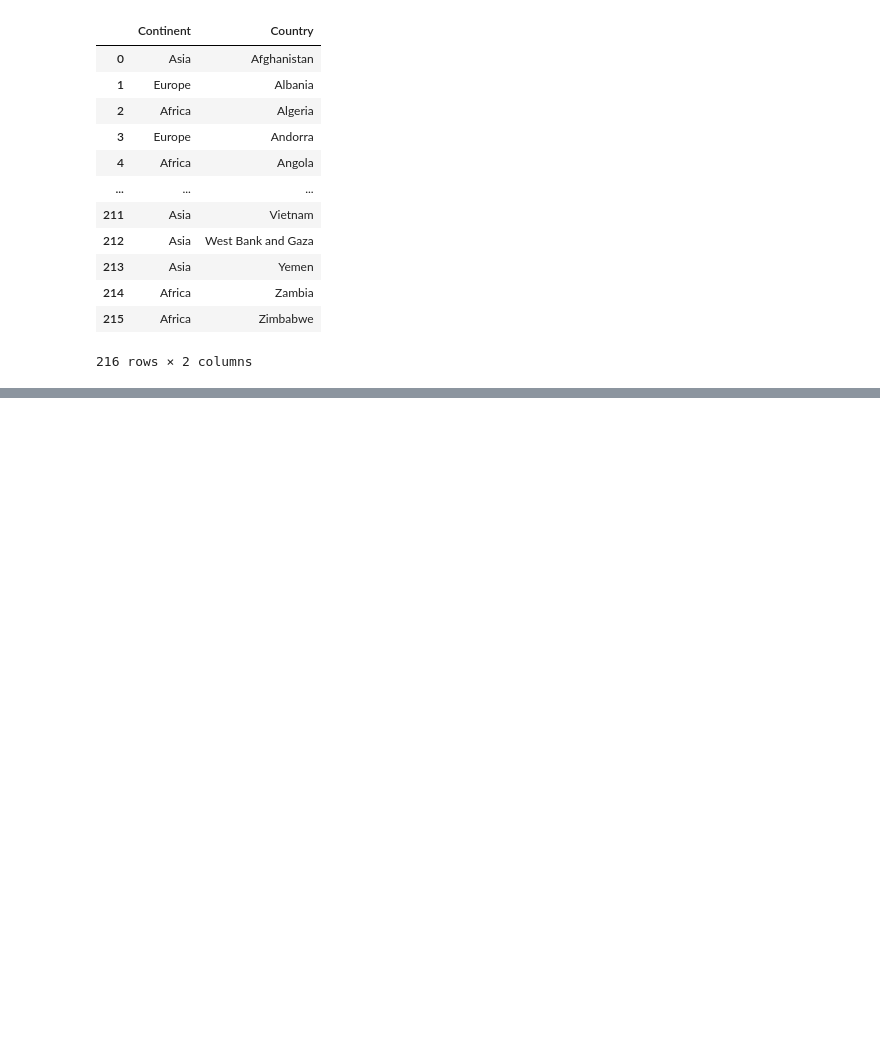
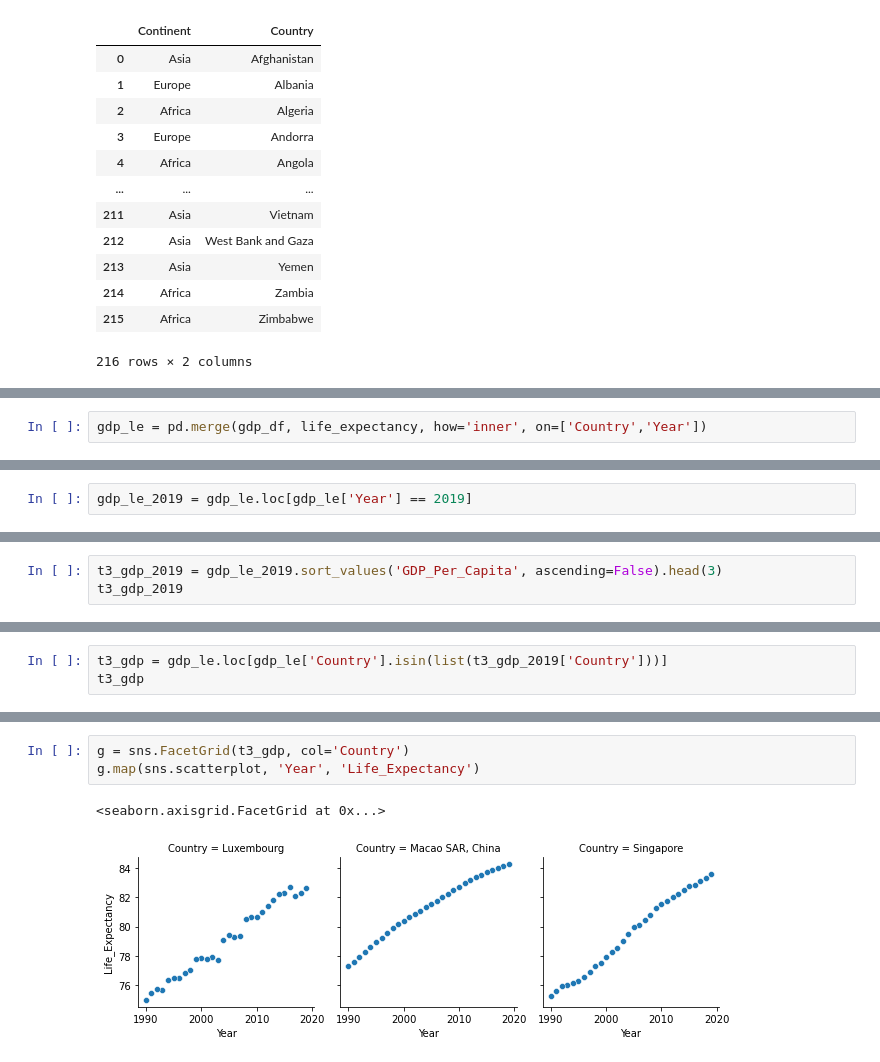
Before and after one commit to nss-data-science-cohort-6/un_data_question-Garrett-Holland, a Jupyter notebook: notebook/UN_Data_Exploration.ipynb, the cells around one changed output, grey strips where cells are left out. Saved outputs shown, nothing was run; the diff lists cells and outputs as text; blank space fills up the shorter version.

```diff
--- a/notebook/UN_Data_Exploration.ipynb
+++ b/notebook/UN_Data_Exploration.ipynb
@@ -265,0 +374,2 @@ continents
+# %%
+gdp_le = pd.merge(gdp_df, life_expectancy, how='inner', on=['Country','Year'])
@@ -265,0 +394,2 @@ continents
+# %%
+gdp_le_2019 = gdp_le.loc[gdp_le['Year'] == 2019]
@@ -265,0 +423,3 @@ continents
+# %%
+t3_gdp_2019 = gdp_le_2019.sort_values('GDP_Per_Capita', ascending=False).head(3)
+t3_gdp_2019
@@ -265,0 +431,3 @@ continents
+# %%
+t3_gdp = gdp_le.loc[gdp_le['Country'].isin(list(t3_gdp_2019['Country']))]
+t3_gdp
@@ -265,0 +448,6 @@ continents
+# %%
+g = sns.FacetGrid(t3_gdp, col='Country')
+g.map(sns.scatterplot, 'Year', 'Life_Expectancy')
+# %% [output]
+<seaborn.axisgrid.FacetGrid at 0x...>
+[figure, added]
```
Also changed, not shown: parts of 36 cells of this notebook, 1 other file.
